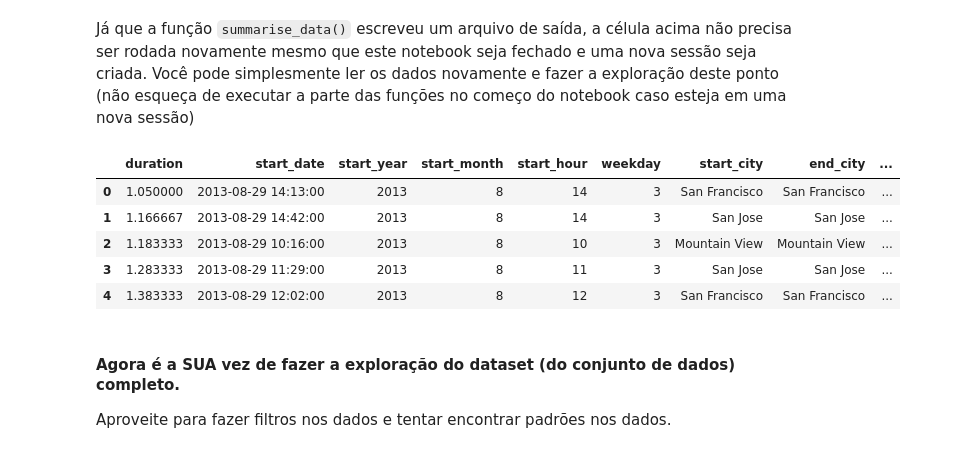
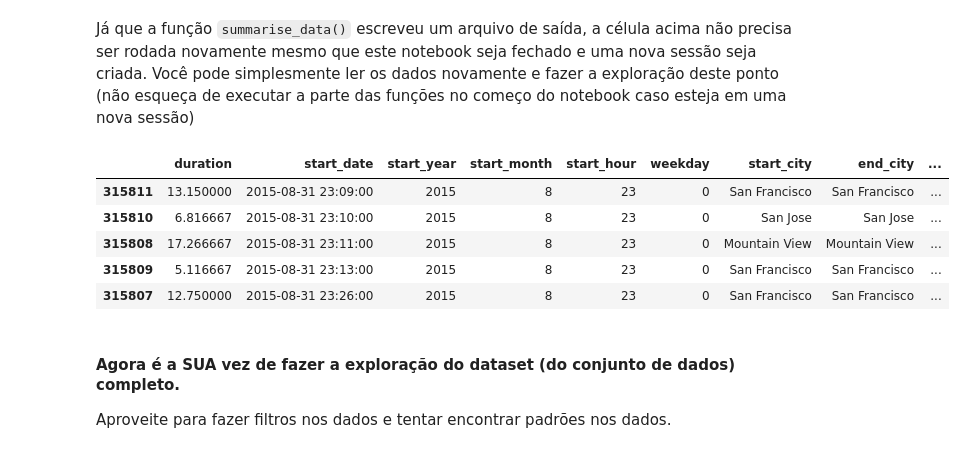
Before and after one commit to resilva87/udacity-datascience-I, a Jupyter notebook: Analise_Bay_Area_Bike_Share-NDFDSI.ipynb, the cells around one changed output. Saved outputs shown, nothing was run; the diff lists cells and outputs as text; code cells hidden in the pictures.

```diff
--- a/Analise_Bay_Area_Bike_Share-NDFDSI.ipynb
+++ b/Analise_Bay_Area_Bike_Share-NDFDSI.ipynb
@@ -435,14 +435,14 @@ summarise_data(trip_in, station_data, trip_out)
 Já que a função `summarise_data()` escreveu um arquivo de saída, a célula acima não precisa ser rodada novamente mesmo que este notebook seja fechado e uma nova sessão seja criada. Você pode simplesmente ler os dados novamente e fazer a exploração deste ponto (não esqueça de executar a parte das funções no começo do notebook caso esteja em uma nova sessão)
 # %%
 trip_data = pd.read_csv('babs_y1_y2_summary.csv')
-display(trip_data.head())
+display(trip_data.sort_values(by='start_date').tail())
 # %% [output]
 |  | duration | start_date | start_year | start_month | start_hour | weekday | start_city | end_city | ... |
-| 0 | 1.050000 | 2013-08-29 14:13:00 | 2013 | 8 | 14 | 3 | San Francisco | San Francisco | ... |
-| 1 | 1.166667 | 2013-08-29 14:42:00 | 2013 | 8 | 14 | 3 | San Jose | San Jose | ... |
-| 2 | 1.183333 | 2013-08-29 10:16:00 | 2013 | 8 | 10 | 3 | Mountain View | Mountain View | ... |
-| 3 | 1.283333 | 2013-08-29 11:29:00 | 2013 | 8 | 11 | 3 | San Jose | San Jose | ... |
-| 4 | 1.383333 | 2013-08-29 12:02:00 | 2013 | 8 | 12 | 3 | San Francisco | San Francisco | ... |
+| 315811 | 13.150000 | 2015-08-31 23:09:00 | 2015 | 8 | 23 | 0 | San Francisco | San Francisco | ... |
+| 315810 | 6.816667 | 2015-08-31 23:10:00 | 2015 | 8 | 23 | 0 | San Jose | San Jose | ... |
+| 315808 | 17.266667 | 2015-08-31 23:11:00 | 2015 | 8 | 23 | 0 | Mountain View | Mountain View | ... |
+| 315809 | 5.116667 | 2015-08-31 23:13:00 | 2015 | 8 | 23 | 0 | San Francisco | San Francisco | ... |
+| 315807 | 12.750000 | 2015-08-31 23:26:00 | 2015 | 8 | 23 | 0 | San Francisco | San Francisco | ... |
 # %% [markdown]
 #### Agora é a SUA vez de fazer a exploração do dataset (do conjunto de dados) completo.
 
```
Also changed, not shown: parts of 13 cells of this notebook.
